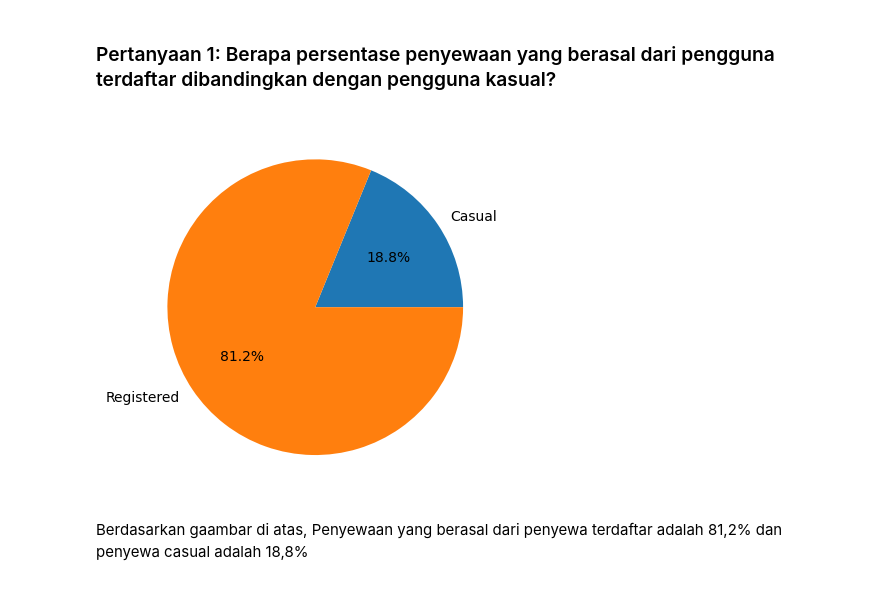
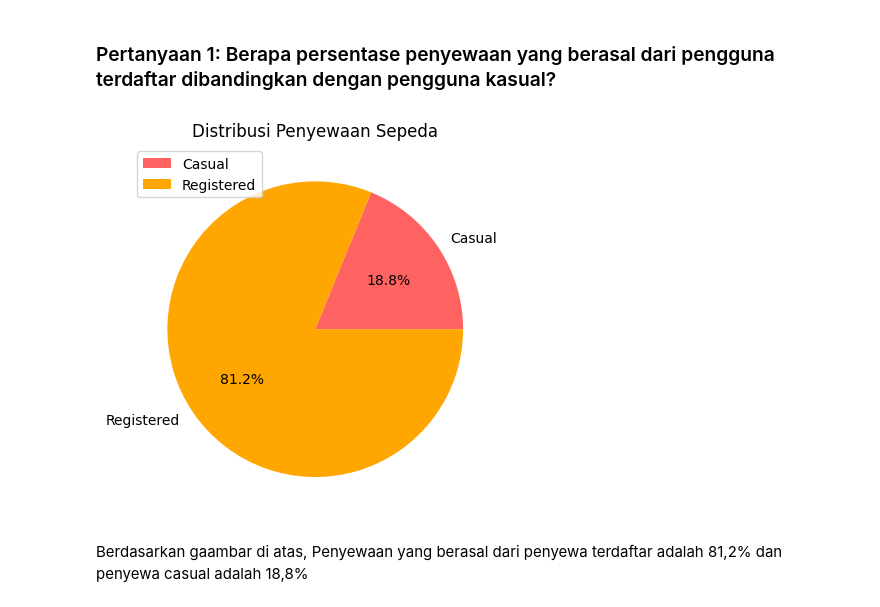
Before and after one commit to arfahhamidah/submission, a Jupyter notebook: notebook.ipynb, the cells around one changed output. Saved outputs shown, nothing was run; the diff lists cells and outputs as text; code cells hidden in the pictures.

```diff
--- a/notebook.ipynb
+++ b/notebook.ipynb
@@ -413,21 +413,23 @@ Berdasarkan data di atas, dapat disimpulkan bahwa terdapat peningkatan penyewa s
 # %%
 # menghitung jumlah pendafatar Kasual
 casual_counts = sum(day_df['casual'])
 
 #Menghitung Jumlah pendaftar terdaftar
 registered_counts = sum(day_df['registered'])
 
 # mendefinisikan data untuk pie pilot
 data = [casual_counts, registered_counts]
 labels = ["Casual", "Registered"]
+colors=['#ff6361', '#ffa600']
 
 #membuat Pie Pilot untuk menggambarkan perbandingan antara persentase penyewa casual dan registered
-plt.pie(data, labels=labels, autopct='%1.1f%%')
-
+plt.pie(data, labels=labels, autopct='%1.1f%%', colors=colors)
+plt.title("Distribusi Penyewaan Sepeda")
+plt.legend(labels, loc="best")
 # Menampilkan pie pilot
 plt.show()
 # %% [output]
-[figure, old version]
+[figure, new version]
 # %% [markdown]
 Berdasarkan gaambar di atas, Penyewaan yang berasal dari penyewa terdaftar adalah 81,2% dan penyewa casual adalah 18,8%
 # %% [markdown]
```
Also changed, not shown: parts of 2 cells of this notebook, 2 other files.
